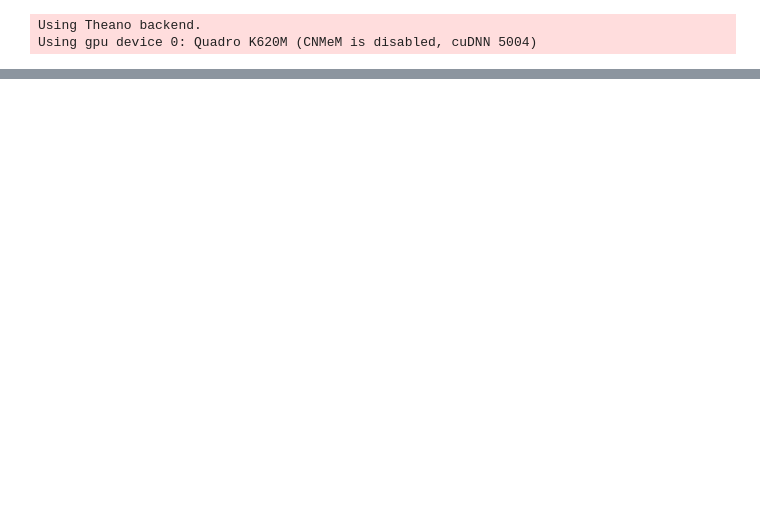
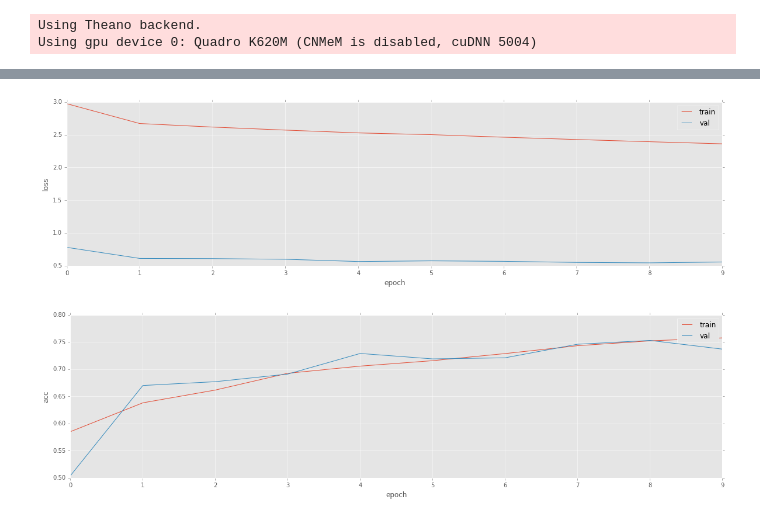
Before and after one commit to chaosmail/cvsp-age-gender-classification-16, a Jupyter notebook: analyse/06_Check_Gender_Model_Params.ipynb, the cells around one changed output, grey strips where cells are left out. Saved outputs shown, nothing was run; the diff lists cells and outputs as text; code cells hidden in the pictures; blank space fills up the shorter version.

```diff
--- a/analyse/06_Check_Gender_Model_Params.ipynb
+++ b/analyse/06_Check_Gender_Model_Params.ipynb
@@ -138,0 +146,6 @@ utils.plot_confusion_matrix(cm, classes=class_names, normalize=True, title='Conf
+# %%
+plot_utils.plot_perf(hist, metric='loss')
+plot_utils.plot_perf(hist, metric='acc')
+# %% [output]
+[figure, added]
+[figure, added]
```
Also changed, not shown: parts of 3 cells of this notebook, 14 other files.
